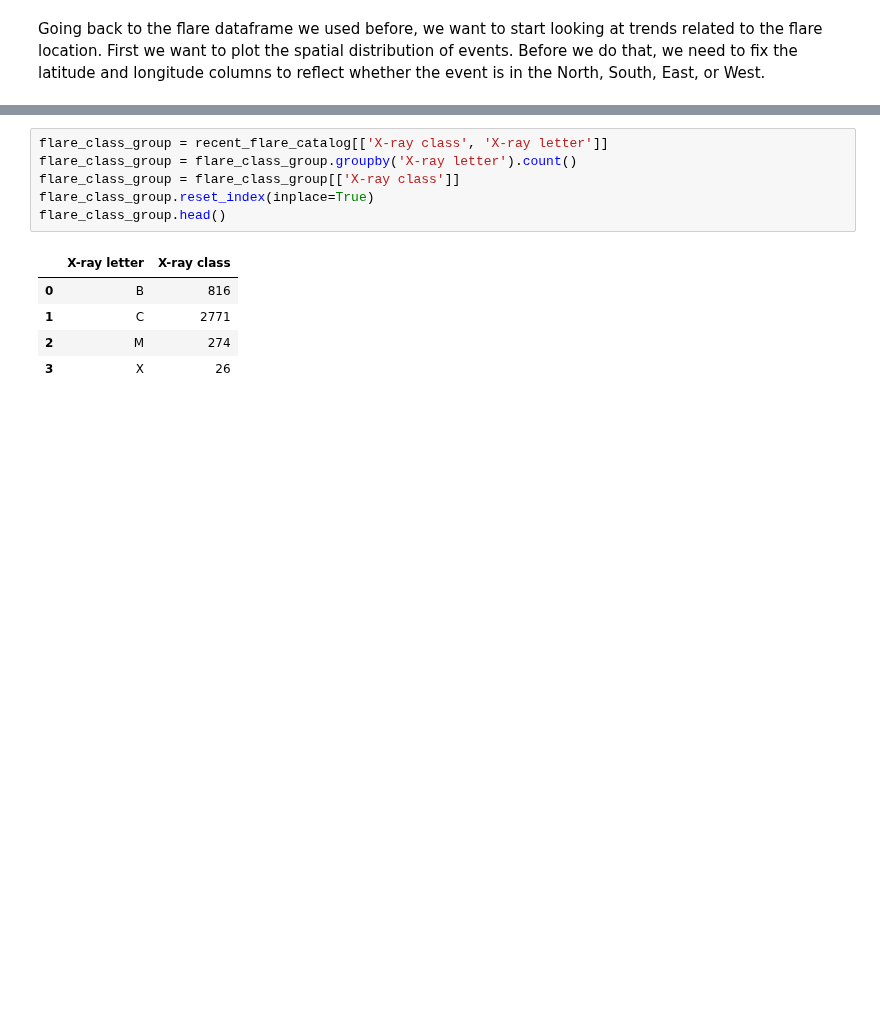
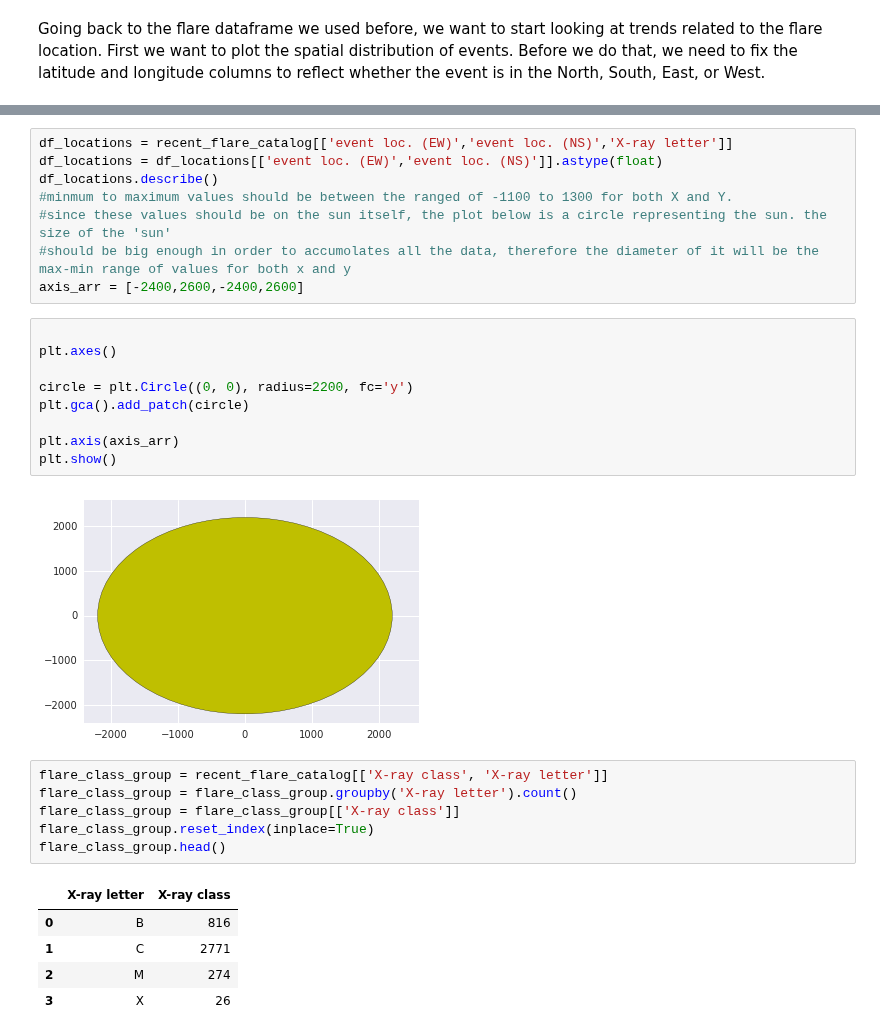
Before and after one commit to Nschanche/Flare_peaks, a Jupyter notebook: flare_project.ipynb, the cells around one changed output, grey strips where cells are left out. Cells and saved outputs as stored; diff of their text form; blank space fills up the shorter version.

```diff
--- a/flare_project.ipynb
+++ b/flare_project.ipynb
@@ -571,3 +564,22 @@ plt.show()
+# %%
+df_locations = recent_flare_catalog[['event loc. (EW)','event loc. (NS)','X-ray letter']]
+df_locations = df_locations[['event loc. (EW)','event loc. (NS)']].astype(float)
+df_locations.describe()
+#minmum to maximum values should be between the ranged of -1100 to 1300 for both X and Y.
+#since these values should be on the sun itself, the plot below is a circle representing the sun. the size of the 'sun'
+#should be big enough in order to accumolates all the data, therefore the diameter of it will be the max-min range of values for both x and y
+axis_arr = [-2400,2600,-2400,2600]
+# %%
+
+plt.axes()
+
+circle = plt.Circle((0, 0), radius=2200, fc='y')
+plt.gca().add_patch(circle)
+
+plt.axis(axis_arr)
+plt.show()
+# %% [output]
+[figure, added]
 # %%
 flare_class_group = recent_flare_catalog[['X-ray class', 'X-ray letter']]
 flare_class_group = flare_class_group.groupby('X-ray letter').count()
```
Also changed, not shown: parts of 5 cells of this notebook.
